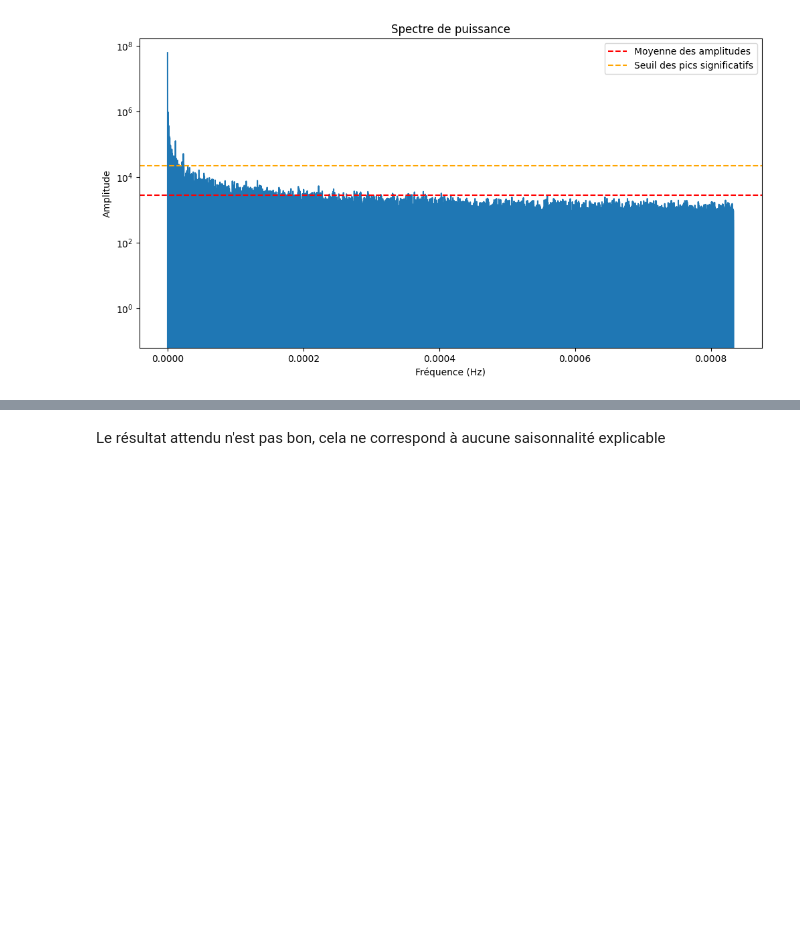
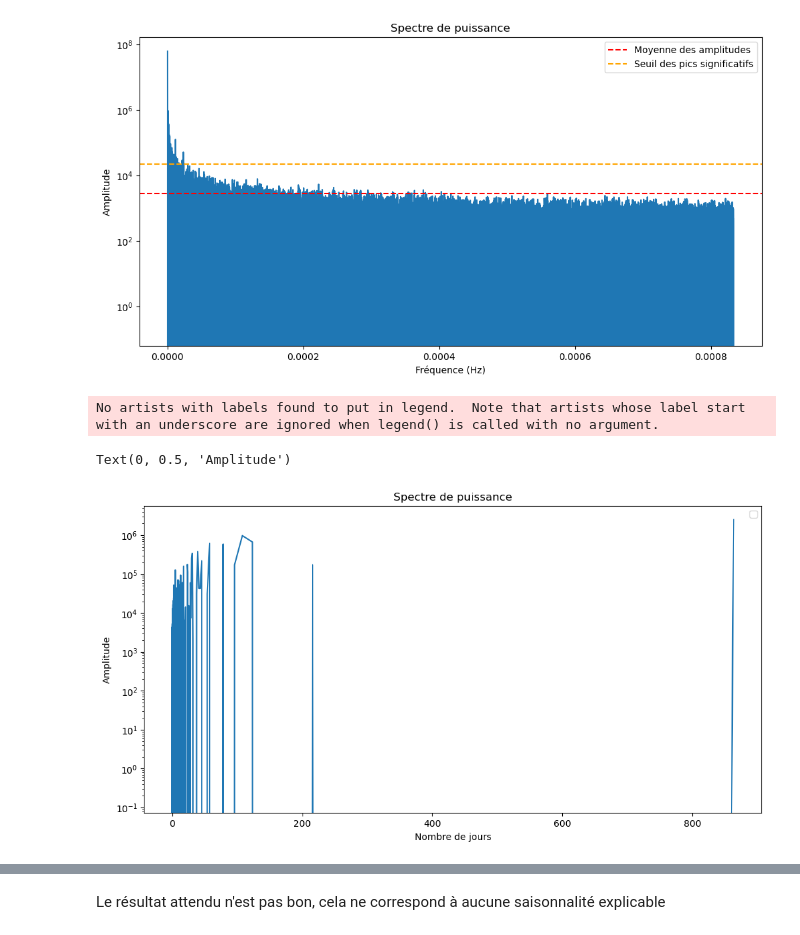
Before and after one commit to PiDchsn/Projet-RI, a Jupyter notebook: Analyse.ipynb, the cells around one changed output, grey strips where cells are left out. Saved outputs shown, nothing was run; the diff lists cells and outputs as text; code cells hidden in the pictures; blank space fills up the shorter version.

```diff
--- a/Analyse.ipynb
+++ b/Analyse.ipynb
@@ -251,6 +259,33 @@ plt.ylabel('Amplitude')
 # %% [output]
 Text(0, 0.5, 'Amplitude')
 [figure]
+# %%
+# Paramètres
+T = 5*60  # Un point toutes les 5 min d'où 5*60
+fs = 1 / T
+N = len(data_ajust) # Nombre de points
+
+# Transformée de Fourier du signal
+signal_fft = np.fft.rfft(data_ajust) # rfft car signal à valeurs réelles
+frequences = np.fft.rfftfreq(N, T) # retourne sous forme de complexes
+amplitudes = np.real(signal_fft) # on prend la partie réelle
+
+plt.figure(figsize=(12, 6))
+
+# on affiche que la moitié car pour un signal réel
+# au-delà de la fréquence de Nyquist cela n'apport pas plus d'informations
+plt.semilogy(1/frequencies[:len(frequencies)//2]/(60*T), amplitudes[:len(amplitudes)//2])
+
+# utile pour la suite
+plt.legend()
+
+plt.title('Spectre de puissance')
+plt.xlabel('Nombre de jours')
+plt.ylabel('Amplitude')
+# %% [output]
+No artists with labels found to put in legend.  Note that artists whose label start with an underscore are ignored when legend() is called with no argument.
+Text(0, 0.5, 'Amplitude')
+[figure, added]
 # %%
 # Détection des pics dans le spectre d'amplitude
 peaks, _ = scipy.signal.find_peaks(amplitudes, height=np.mean(amplitudes) * 8)  # Seulement les pics significatifs
```
Also changed, not shown: parts of 14 cells of this notebook.
